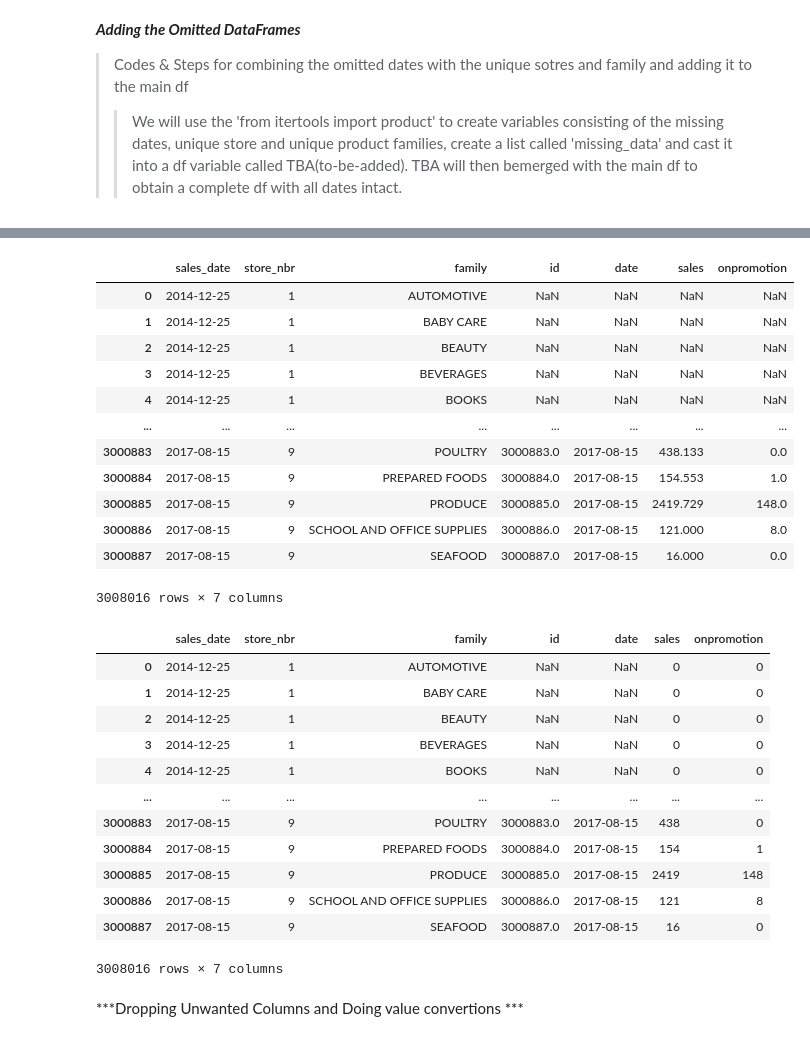
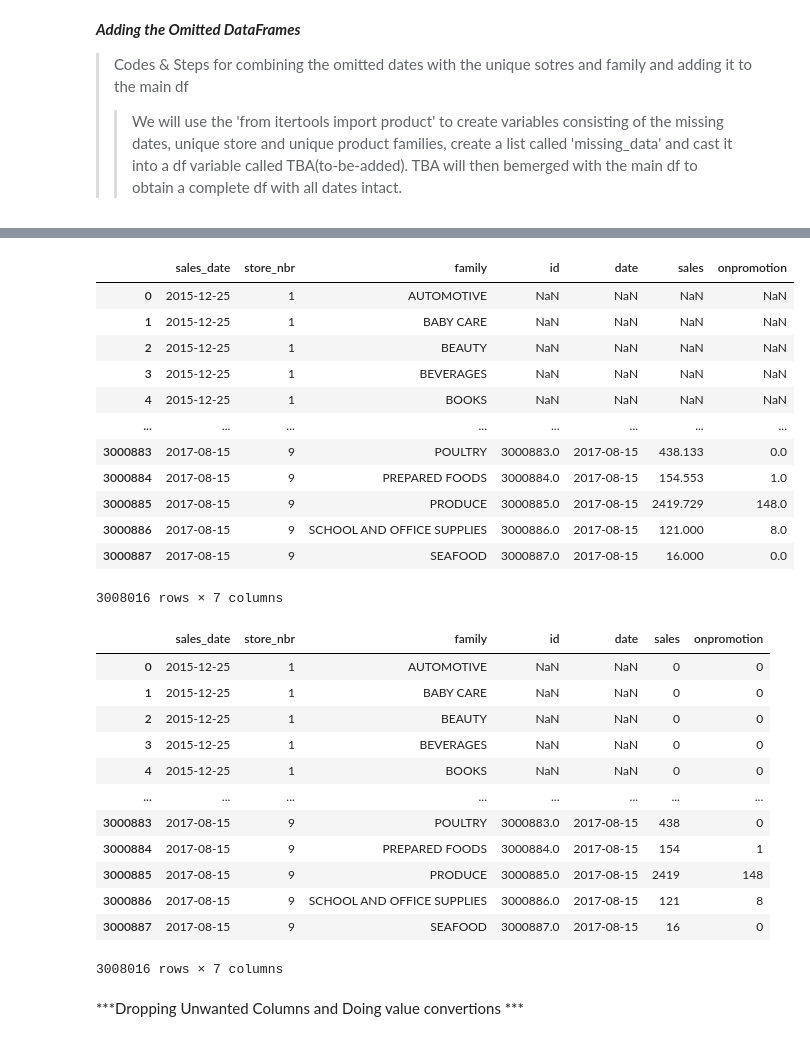
Before and after one commit to ebenezeredusei/Corporation-Favorita-Machine-Learning-Project, a Jupyter notebook: Corporation_Favorita.ipynb, the cells around one changed output, grey strips where cells are left out. Saved outputs shown, nothing was run; the diff lists cells and outputs as text; code cells hidden in the pictures.

```diff
--- a/Corporation_Favorita.ipynb
+++ b/Corporation_Favorita.ipynb
@@ -89,5 +98,9 @@ import matplotlib.pyplot as plt
 # %%
 # Load the training dataset here
 
-df_train = pd.read_csv(r"C:\Users\Ebenezer Edusei\Edusei Python Studies\ML Study\post-bap-LP2-main\train.csv")
-df_train
+df_train = pd.read_csv("/Users/Ebenezer Edusei/Edusei Python Studies/ML Study/post-bap-LP2-main/train.csv")
+df_test = pd.read_csv("/Users/Ebenezer Edusei/Edusei Python Studies/ML Study/post-bap-LP2-main/test.csv")
+Oil = pd.read_csv("/Users/Ebenezer Edusei/Edusei Python Studies/ML Study/post-bap-LP2-main/oil.csv")
+holidays = pd.read_csv("/Users/Ebenezer Edusei/Edusei Python Studies/ML Study/post-bap-LP2-main/holidays_events.csv")
+transactions = pd.read_csv("/Users/Ebenezer Edusei/Edusei Python Studies/ML Study/post-bap-LP2-main/transactions.csv")
+stores = pd.read_csv(r"C:\Users\Ebenezer Edusei\Edusei Python Studies\ML Study\post-bap-LP2-main\stores.csv")
@@ -221,17 +418,14 @@ df_train
 # %%
 # Combine the df containing the missing dates with the origional dataframe
-
-merged_data = pd.concat([TBA, df_train], ignore_index=False)
-merged_data
-#pd.merge(df_train, TBA, how = 'outer',on = 'sales_date')
-#pd.concat([df_train, TBA], ignore_index=True)
+train_merged = pd.concat([TBA, df_train], ignore_index=False)
+train_merged
 # %% [output]
 |  | sales_date | store_nbr | family | id | date | sales | onpromotion |
-| 0 | 2014-12-25 | 1 | AUTOMOTIVE | NaN | NaN | NaN | NaN |
-| 1 | 2014-12-25 | 1 | BABY CARE | NaN | NaN | NaN | NaN |
-| 2 | 2014-12-25 | 1 | BEAUTY | NaN | NaN | NaN | NaN |
-| 3 | 2014-12-25 | 1 | BEVERAGES | NaN | NaN | NaN | NaN |
-| 4 | 2014-12-25 | 1 | BOOKS | NaN | NaN | NaN | NaN |
+| 0 | 2015-12-25 | 1 | AUTOMOTIVE | NaN | NaN | NaN | NaN |
+| 1 | 2015-12-25 | 1 | BABY CARE | NaN | NaN | NaN | NaN |
+| 2 | 2015-12-25 | 1 | BEAUTY | NaN | NaN | NaN | NaN |
+| 3 | 2015-12-25 | 1 | BEVERAGES | NaN | NaN | NaN | NaN |
+| 4 | 2015-12-25 | 1 | BOOKS | NaN | NaN | NaN | NaN |
 | ... | ... | ... | ... | ... | ... | ... | ... |
 | 3000883 | 2017-08-15 | 9 | POULTRY | 3000883.0 | 2017-08-15 | 438.133 | 0.0 |
 | 3000884 | 2017-08-15 | 9 | PREPARED FOODS | 3000884.0 | 2017-08-15 | 154.553 | 1.0 |
@@ -252,13 +444,12 @@ merged_data['onpromotion'] = merged_data['onpromotion'].astype(int)
 # %%
-merged_data
-#['sales'] = train_set['sales'].astype(int)
+train_merged
 # %% [output]
 |  | sales_date | store_nbr | family | id | date | sales | onpromotion |
-| 0 | 2014-12-25 | 1 | AUTOMOTIVE | NaN | NaN | 0 | 0 |
-| 1 | 2014-12-25 | 1 | BABY CARE | NaN | NaN | 0 | 0 |
-| 2 | 2014-12-25 | 1 | BEAUTY | NaN | NaN | 0 | 0 |
-| 3 | 2014-12-25 | 1 | BEVERAGES | NaN | NaN | 0 | 0 |
-| 4 | 2014-12-25 | 1 | BOOKS | NaN | NaN | 0 | 0 |
+| 0 | 2015-12-25 | 1 | AUTOMOTIVE | NaN | NaN | 0 | 0 |
+| 1 | 2015-12-25 | 1 | BABY CARE | NaN | NaN | 0 | 0 |
+| 2 | 2015-12-25 | 1 | BEAUTY | NaN | NaN | 0 | 0 |
+| 3 | 2015-12-25 | 1 | BEVERAGES | NaN | NaN | 0 | 0 |
+| 4 | 2015-12-25 | 1 | BOOKS | NaN | NaN | 0 | 0 |
 | ... | ... | ... | ... | ... | ... | ... | ... |
 | 3000883 | 2017-08-15 | 9 | POULTRY | 3000883.0 | 2017-08-15 | 438 | 0 |
 | 3000884 | 2017-08-15 | 9 | PREPARED FOODS | 3000884.0 | 2017-08-15 | 154 | 1 |
```
Also changed, not shown: parts of 53 cells of this notebook.
